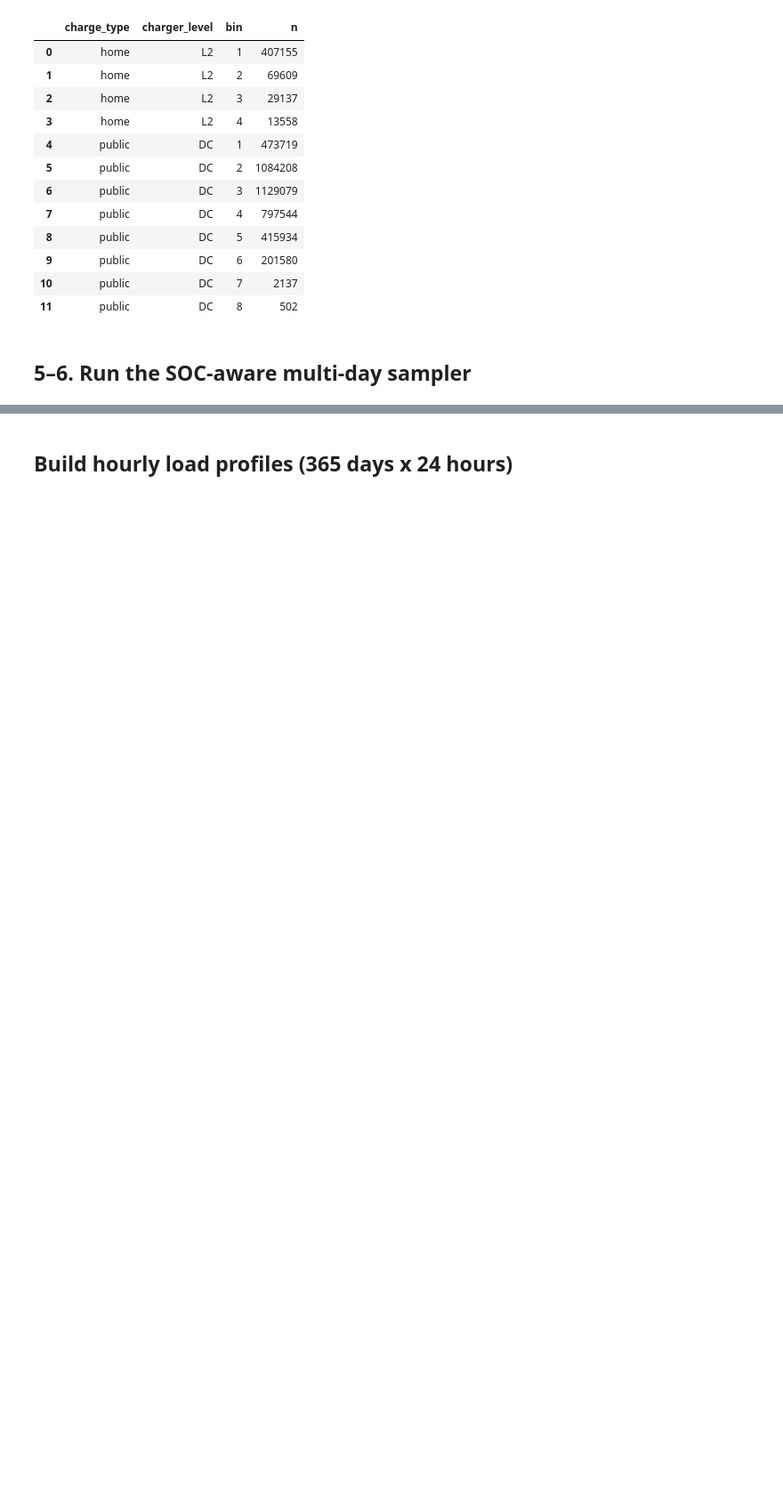
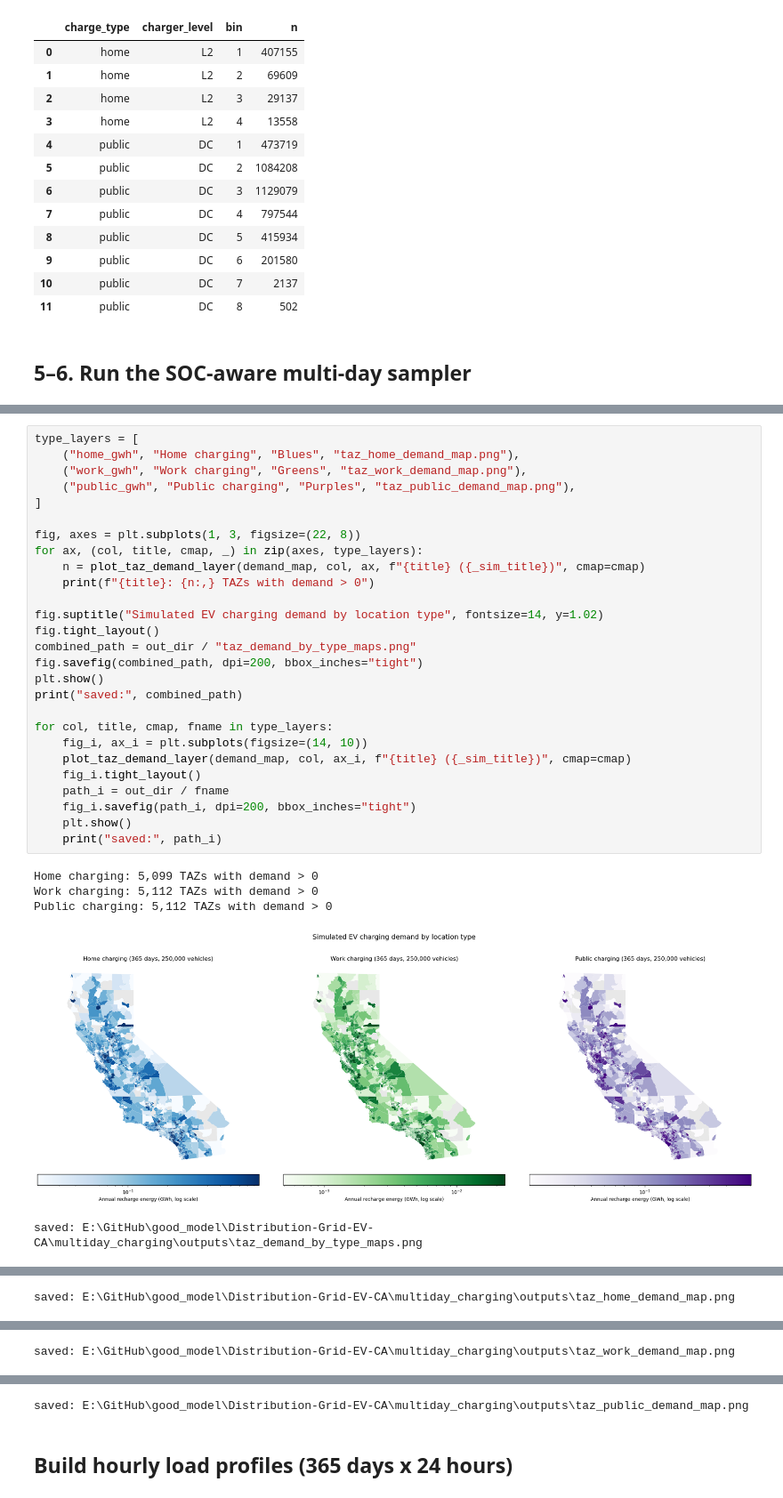
Before and after one commit to jieweigrantli/good_model, a Jupyter notebook: Distribution-Grid-EV-CA/multiday_charging/run_multiday_charging.ipynb, the cells around one changed output, grey strips where cells are left out. Shown at 89% size. Drawn from its saved outputs; the diff is of its cells as text; blank space fills up the shorter version.

```diff
--- a/Distribution-Grid-EV-CA/multiday_charging/run_multiday_charging.ipynb
+++ b/Distribution-Grid-EV-CA/multiday_charging/run_multiday_charging.ipynb
@@ -174,0 +334,33 @@ MemoryError: Unable to allocate 23.1 MiB for an array with shape (1513110,) and
+# %%
+type_layers = [
+    ("home_gwh", "Home charging", "Blues", "taz_home_demand_map.png"),
+    ("work_gwh", "Work charging", "Greens", "taz_work_demand_map.png"),
+    ("public_gwh", "Public charging", "Purples", "taz_public_demand_map.png"),
+]
+
+fig, axes = plt.subplots(1, 3, figsize=(22, 8))
+for ax, (col, title, cmap, _) in zip(axes, type_layers):
+    n = plot_taz_demand_layer(demand_map, col, ax, f"{title} ({_sim_title})", cmap=cmap)
+    print(f"{title}: {n:,} TAZs with demand > 0")
+
+fig.suptitle("Simulated EV charging demand by location type", fontsize=14, y=1.02)
+fig.tight_layout()
+combined_path = out_dir / "taz_demand_by_type_maps.png"
+fig.savefig(combined_path, dpi=200, bbox_inches="tight")
+plt.show()
+print("saved:", combined_path)
+
+for col, title, cmap, fname in type_layers:
+    fig_i, ax_i = plt.subplots(figsize=(14, 10))
+    plot_taz_demand_layer(demand_map, col, ax_i, f"{title} ({_sim_title})", cmap=cmap)
+    fig_i.tight_layout()
+    path_i = out_dir / fname
+    fig_i.savefig(path_i, dpi=200, bbox_inches="tight")
+    plt.show()
+    print("saved:", path_i)
+# %% [output]
+Home charging: 5,099 TAZs with demand > 0
+Work charging: 5,112 TAZs with demand > 0
+Public charging: 5,112 TAZs with demand > 0
+[figure, added]
+saved: E:\GitHub\good_model\Distribution-Grid-EV-CA\multiday_charging\outputs\taz_demand_by_type_maps.png
@@ -174,0 +368 @@ MemoryError: Unable to allocate 23.1 MiB for an array with shape (1513110,) and
+saved: E:\GitHub\good_model\Distribution-Grid-EV-CA\multiday_charging\outputs\taz_home_demand_map.png
@@ -174,0 +370 @@ MemoryError: Unable to allocate 23.1 MiB for an array with shape (1513110,) and
+saved: E:\GitHub\good_model\Distribution-Grid-EV-CA\multiday_charging\outputs\taz_work_demand_map.png
@@ -175,3 +372,4 @@ MemoryError: Unable to allocate 23.1 MiB for an array with shape (1513110,) and
+saved: E:\GitHub\good_model\Distribution-Grid-EV-CA\multiday_charging\outputs\taz_public_demand_map.png
 # %% [markdown]
 ## Build hourly load profiles (365 days x 24 hours)
 # %%
```
Also changed, not shown: parts of 14 cells of this notebook, 7 other files.
